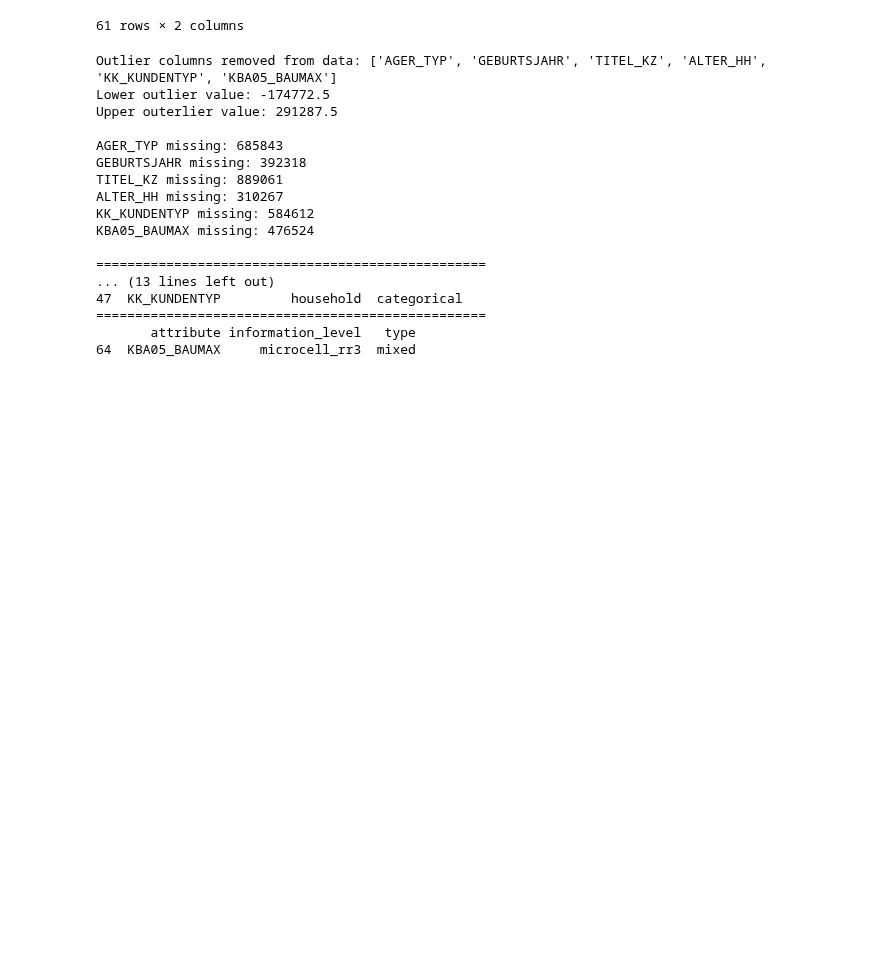
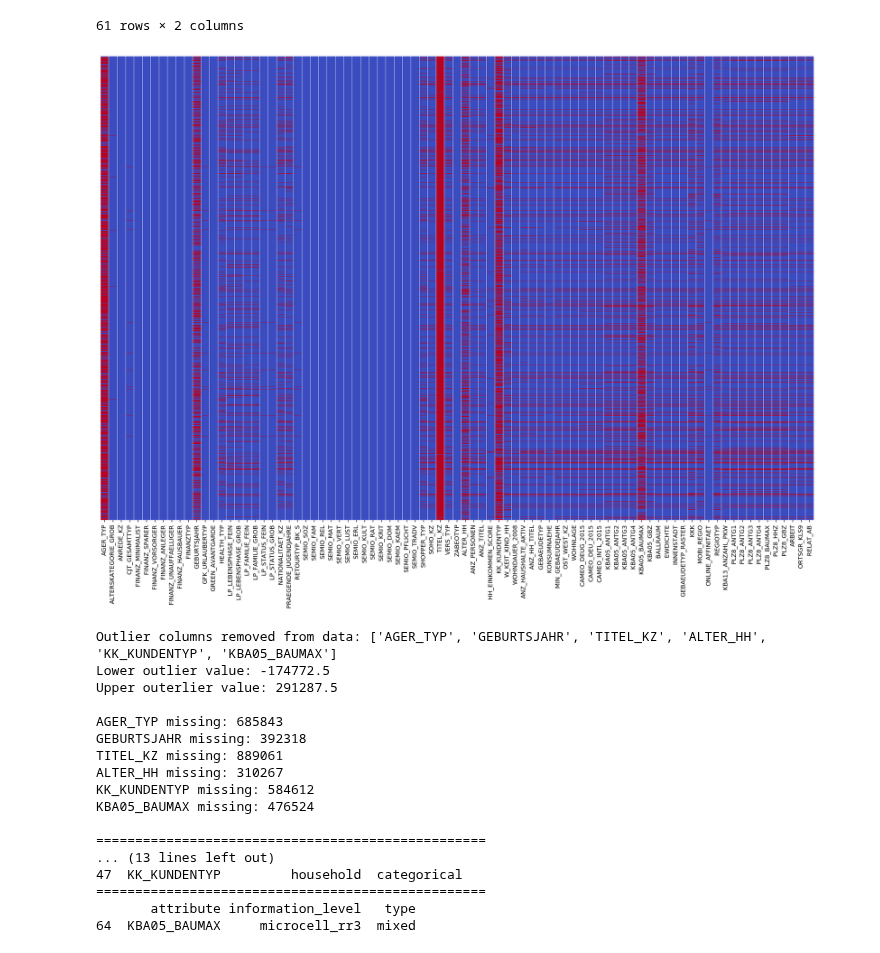
Before and after one commit to ChristopherDaigle/Udacity, a Jupyter notebook: IntroductionToMachineLearningProgram/Part4_UnsupervisedLearning/Project/Identify_Customer_Segments1.ipynb, the cells around one changed output. Saved outputs shown, nothing was run; the diff lists cells and outputs as text; code cells hidden in the pictures; blank space fills up the shorter version.

```diff
--- a/IntroductionToMachineLearningProgram/Part4_UnsupervisedLearning/Project/Identify_Customer_Segments1.ipynb
+++ b/IntroductionToMachineLearningProgram/Part4_UnsupervisedLearning/Project/Identify_Customer_Segments1.ipynb
@@ -241,9 +241,11 @@ dtype: float64
 61 rows × 2 columns
 # %%
 # # Investigate patterns in the amount of missing data in each column.
-# fig, ax = plt.subplots(figsize=(21, 14))
-# sns.heatmap(azdias.isnull(), yticklabels= False, cbar=False, cmap = 'coolwarm')
-# plt.show()
+fig, ax = plt.subplots(figsize=(21, 14))
+sns.heatmap(azdias.isnull(), yticklabels= False, cbar=False, cmap = 'coolwarm')
+plt.show()
+# %% [output]
+[figure, added]
 # %%
 # Remove the outlier columns from the dataset. (You'll perform other data
 # engineering tasks such as re-encoding and imputation later.)
```
Also changed, not shown: parts of 34 cells of this notebook.
